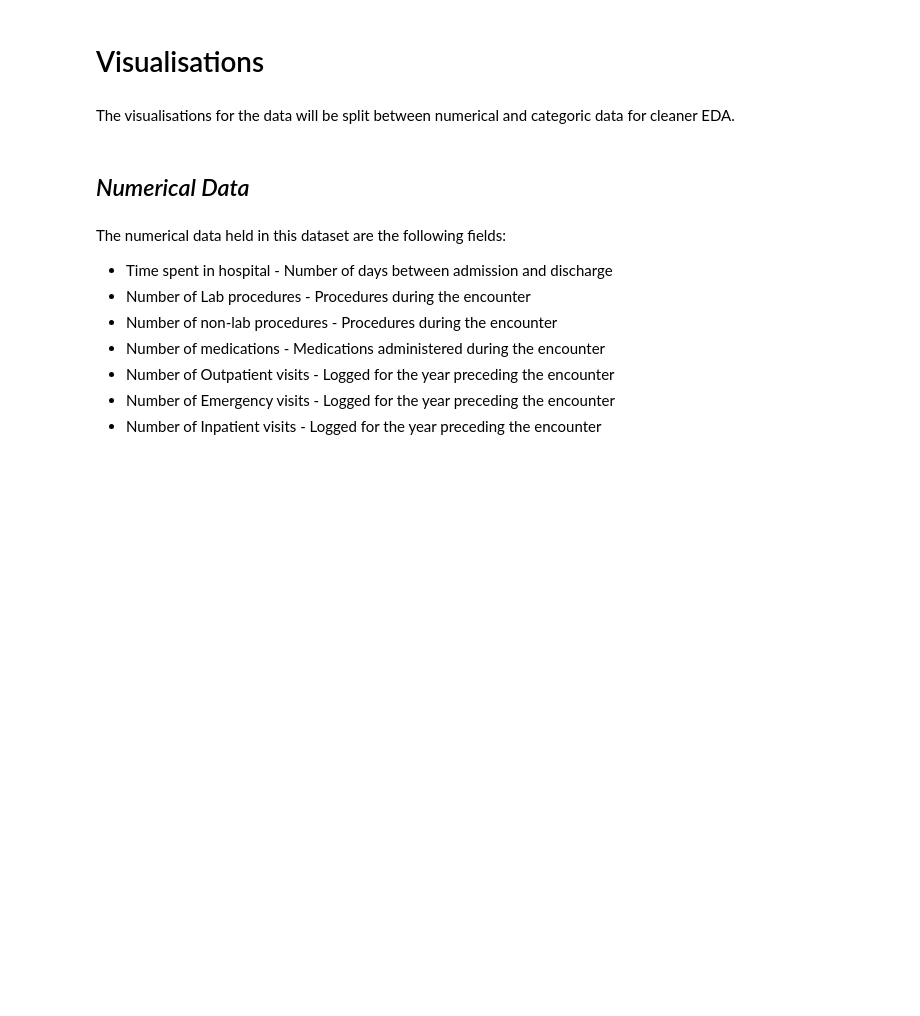
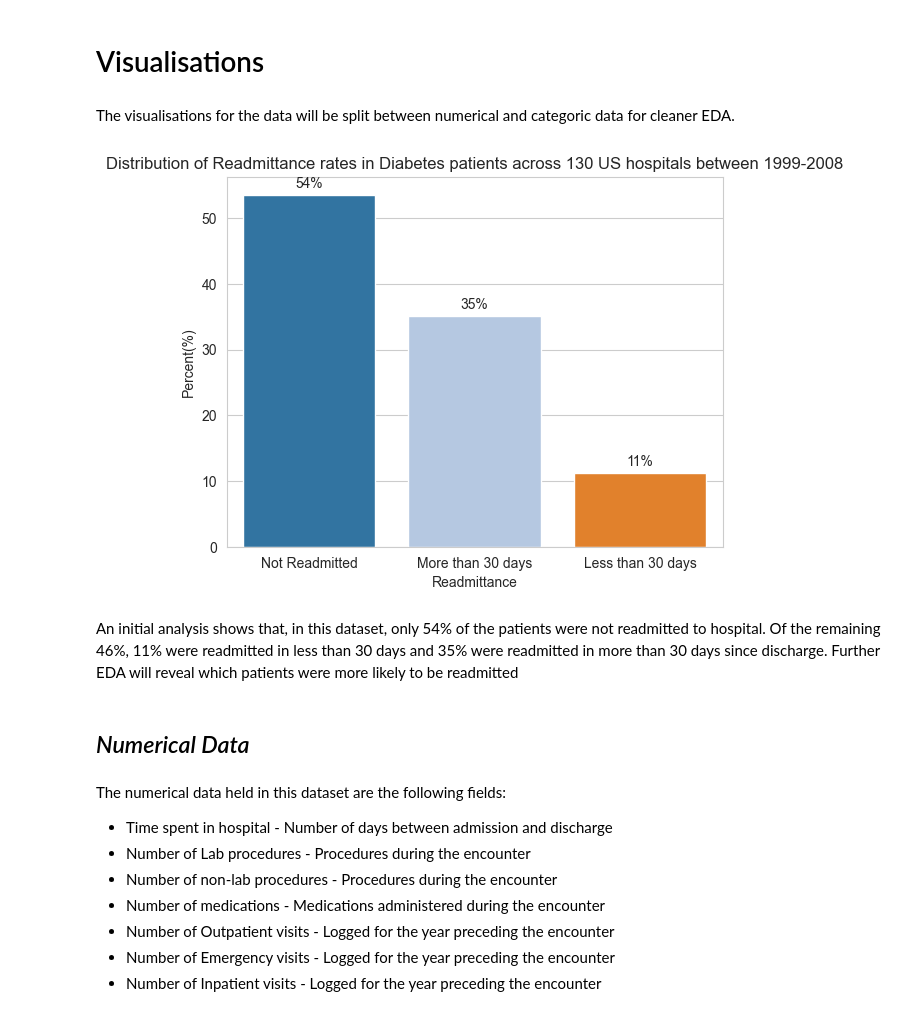
Before and after one commit to naqashb7/hospital_readmission_rates_analysis, a Jupyter notebook: jupyter_notebooks/EDA.ipynb, the cells around one changed output. Saved outputs shown, nothing was run; the diff lists cells and outputs as text; code cells hidden in the pictures; blank space fills up the shorter version.

Commit message:
Readmittance plotted

```diff
--- a/jupyter_notebooks/EDA.ipynb
+++ b/jupyter_notebooks/EDA.ipynb
@@ -109,6 +121,23 @@ memory usage: 31.1+ MB
 # Visualisations
 # %% [markdown]
 The visualisations for the data will be split between numerical and categoric data for cleaner EDA.
+# %%
+readmittance_percentage_plot = sns.countplot (data = clean_hospital_data_df, x="readmitted", order= clean_hospital_data_df["readmitted"].value_counts().index, hue= "readmitted", palette ="tab20", stat = "percent" )
+
+for container in readmittance_percentage_plot.containers:
+    labels = [f'{v.get_height():.0f}%' for v in container]
+    readmittance_percentage_plot.bar_label(container, labels=labels, padding= 3)
+
+
+plt.title("Distribution of Readmittance rates in Diabetes patients across 130 US hospitals between 1999-2008")
+plt.xlabel("Readmittance")
+plt.xticks( ticks = [0,1,2], labels=["Not Readmitted", "More than 30 days","Less than 30 days"])
+plt.ylabel("Percent(%)")
+plt.show()
+# %% [output]
+[figure, added]
+# %% [markdown]
+An initial analysis shows that, in this dataset, only 54% of the patients were not readmitted to hospital. Of the remaining 46%, 11% were readmitted in less than 30 days and 35% were readmitted in more than 30 days since discharge. Further EDA will reveal which patients were more likely to be readmitted
 # %% [markdown]
 ## _Numerical Data_
 # %% [markdown]
```
Also changed, not shown: parts of 3 cells of this notebook.
